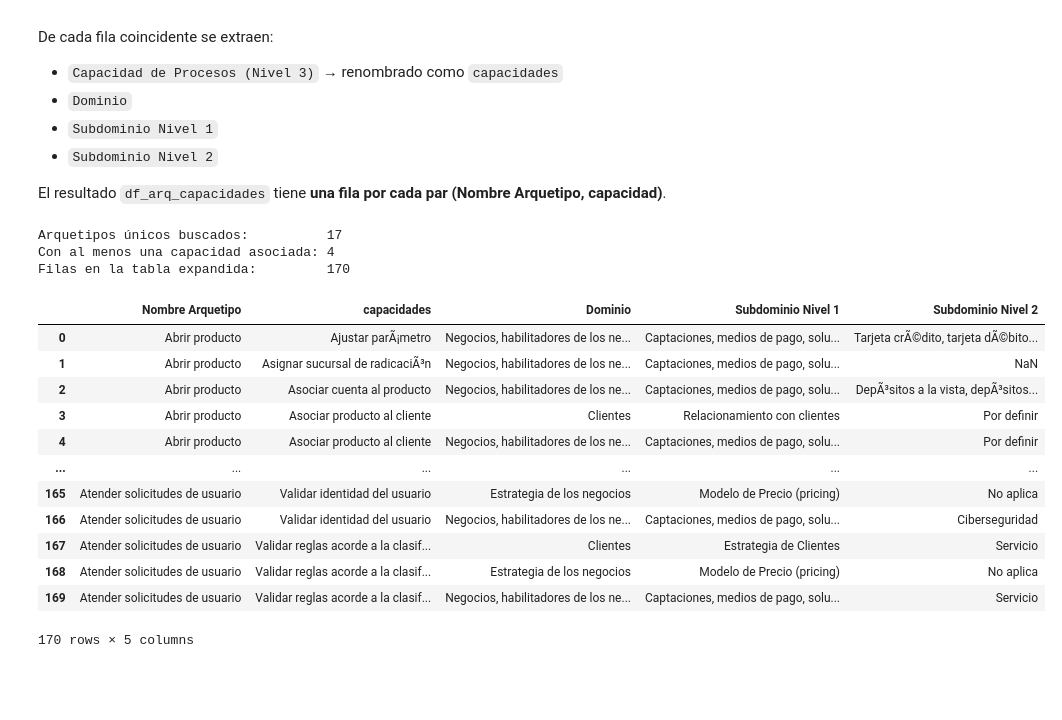
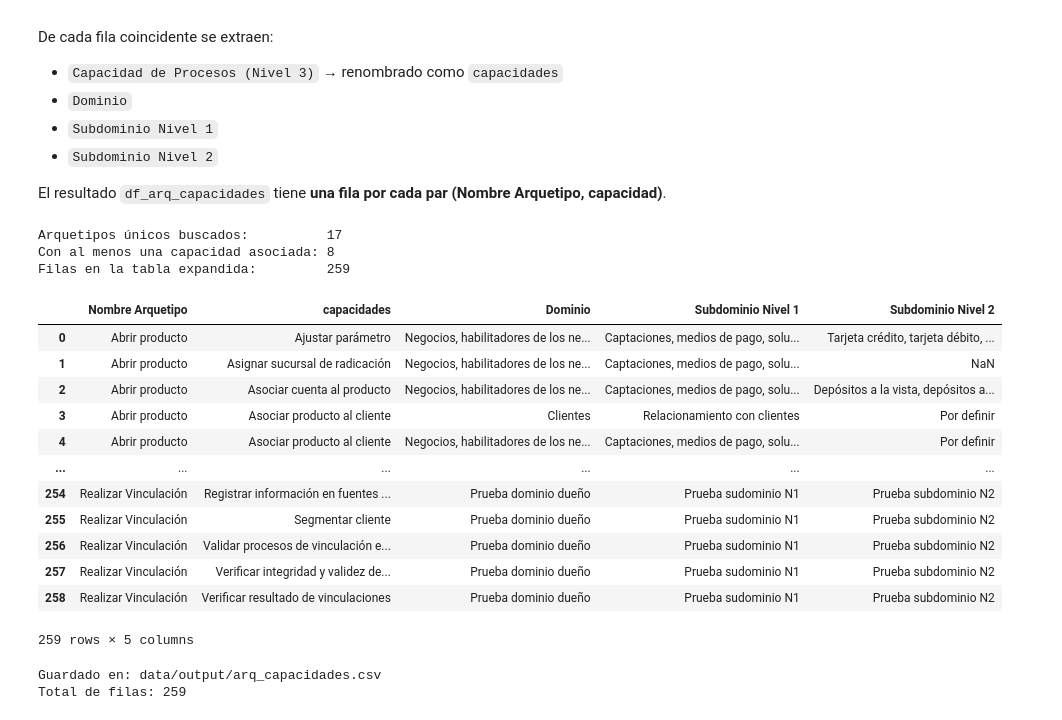
Before and after one commit to lmmolina1/ejercicio_banco, a Jupyter notebook: validador_proc_arquetipos.ipynb, the cells around one changed output. Cells and saved outputs as stored; diff of their text form; code cells hidden in the pictures; blank space fills up the shorter version.

```diff
--- a/validador_proc_arquetipos.ipynb
+++ b/validador_proc_arquetipos.ipynb
@@ -45,6 +45,13 @@ sys.path.insert(0, os.getcwd())
 import helper.match_arquetipos as _ma
 importlib.reload(_ma)
 from helper.match_arquetipos import load_arquetipos
+
+# ── Guard: carga df si la celda 2 no fue ejecutada ───────────────────────────
+if 'df' not in vars() or 'codigo_proceso' not in df.columns:
+    from pathlib import Path
+    import pandas as pd
+    df = pd.read_csv(Path('data/query_actividades_proc_q_actual.csv'), dtype=str)
+    print("(df recargado desde archivos fuente)")
 
 # ── 1. Códigos de proceso únicos ─────────────────────────────────────────────
 df_codigos = (
@@ -146,8 +164,8 @@ if 'df_proc_arquetipos' not in vars() or 'arq_name_col' not in vars():
     )
     print("(df_proc_arquetipos reconstruido desde archivos fuente)")
 
-# ── Carga del mapa de capacidades ────────────────────────────────────────────
-df_cap = pd.read_csv('data/mapa_capacidades.csv', dtype=str, encoding='latin-1')
+# ── Carga del mapa de capacidades (UTF-8 con BOM) ────────────────────────────
+df_cap = pd.read_csv('data/mapa_capacidades.csv', dtype=str, encoding='utf-8-sig')
 
 _cap_cols = [
     'Capacidad de Procesos (Nivel 3)',
@@ -163,44 +181,55 @@ df_cap_clean = (
     .reset_index(drop=True)
 )
 
 # ── Nombres de arquetipo únicos a buscar (excluye N/A) ───────────────────────
 nombres_arq = [n for n in df_proc_arquetipos[arq_name_col].unique() if n != 'N/A']
 
 # ── Cruce por substring: una fila por (arquetipo, capacidad) ─────────────────
 fragmentos = []
 for nombre in nombres_arq:
     mask = df_cap_clean['Arquetipos Relacionado'].str.contains(nombre, regex=False, na=False)
     coincidencias = df_cap_clean[mask].copy()
     coincidencias['Nombre Arquetipo'] = nombre
     fragmentos.append(coincidencias)
 
 df_arq_capacidades = (
     pd.concat(fragmentos, ignore_index=True)
     .rename(columns={'Capacidad de Procesos (Nivel 3)': 'capacidades'})
     [['Nombre Arquetipo', 'capacidades', 'Dominio', 'Subdominio Nivel 1', 'Subdominio Nivel 2']]
     .drop_duplicates()
     .sort_values(['Nombre Arquetipo', 'capacidades'])
     .reset_index(drop=True)
 )
 
 print(f"Arquetipos únicos buscados:          {len(nombres_arq)}")
 print(f"Con al menos una capacidad asociada: {df_arq_capacidades['Nombre Arquetipo'].nunique()}")
 print(f"Filas en la tabla expandida:         {len(df_arq_capacidades)}")
 df_arq_capacidades
 # %% [output]
 Arquetipos únicos buscados:          17
-Con al menos una capacidad asociada: 4
-Filas en la tabla expandida:         170
+Con al menos una capacidad asociada: 8
+Filas en la tabla expandida:         259
 |  | Nombre Arquetipo | capacidades | Dominio | Subdominio Nivel 1 | Subdominio Nivel 2 |
-| 0 | Abrir producto | Ajustar parÃ¡metro | Negocios, habilitadores de los ne... | Captaciones, medios de pago, solu... | Tarjeta crÃ©dito, tarjeta dÃ©bito... |
-| 1 | Abrir producto | Asignar sucursal de radicaciÃ³n | Negocios, habilitadores de los ne... | Captaciones, medios de pago, solu... | NaN |
-| 2 | Abrir producto | Asociar cuenta al producto | Negocios, habilitadores de los ne... | Captaciones, medios de pago, solu... | DepÃ³sitos a la vista, depÃ³sitos... |
+| 0 | Abrir producto | Ajustar parámetro | Negocios, habilitadores de los ne... | Captaciones, medios de pago, solu... | Tarjeta crédito, tarjeta débito, ... |
+| 1 | Abrir producto | Asignar sucursal de radicación | Negocios, habilitadores de los ne... | Captaciones, medios de pago, solu... | NaN |
+| 2 | Abrir producto | Asociar cuenta al producto | Negocios, habilitadores de los ne... | Captaciones, medios de pago, solu... | Depósitos a la vista, depósitos a... |
 | 3 | Abrir producto | Asociar producto al cliente | Clientes | Relacionamiento con clientes | Por definir |
 | 4 | Abrir producto | Asociar producto al cliente | Negocios, habilitadores de los ne... | Captaciones, medios de pago, solu... | Por definir |
 | ... | ... | ... | ... | ... | ... |
-| 165 | Atender solicitudes de usuario | Validar identidad del usuario | Estrategia de los negocios | Modelo de Precio (pricing) | No aplica |
-| 166 | Atender solicitudes de usuario | Validar identidad del usuario | Negocios, habilitadores de los ne... | Captaciones, medios de pago, solu... | Ciberseguridad |
-| 167 | Atender solicitudes de usuario | Validar reglas acorde a la clasif... | Clientes | Estrategia de Clientes | Servicio |
-| 168 | Atender solicitudes de usuario | Validar reglas acorde a la clasif... | Estrategia de los negocios | Modelo de Precio (pricing) | No aplica |
-| 169 | Atender solicitudes de usuario | Validar reglas acorde a la clasif... | Negocios, habilitadores de los ne... | Captaciones, medios de pago, solu... | Servicio |
+| 254 | Realizar Vinculación | Registrar información en fuentes ... | Prueba dominio dueño | Prueba sudominio N1 | Prueba subdominio N2 |
+| 255 | Realizar Vinculación | Segmentar cliente | Prueba dominio dueño | Prueba sudominio N1 | Prueba subdominio N2 |
+| 256 | Realizar Vinculación | Validar procesos de vinculación e... | Prueba dominio dueño | Prueba sudominio N1 | Prueba subdominio N2 |
+| 257 | Realizar Vinculación | Verificar integridad y validez de... | Prueba dominio dueño | Prueba sudominio N1 | Prueba subdominio N2 |
+| 258 | Realizar Vinculación | Verificar resultado de vinculaciones | Prueba dominio dueño | Prueba sudominio N1 | Prueba subdominio N2 |
-170 rows × 5 columns
+259 rows × 5 columns
+# %%
+import os
+
+output_path = 'data/output/arq_capacidades.csv'
+os.makedirs('data/output', exist_ok=True)
+df_arq_capacidades.to_csv(output_path, index=False, encoding='utf-8')
+print(f"Guardado en: {output_path}")
+print(f"Total de filas: {len(df_arq_capacidades)}")
+# %% [output]
+Guardado en: data/output/arq_capacidades.csv
+Total de filas: 259
```
Also changed, not shown: parts of 6 cells of this notebook, 4 other files.
